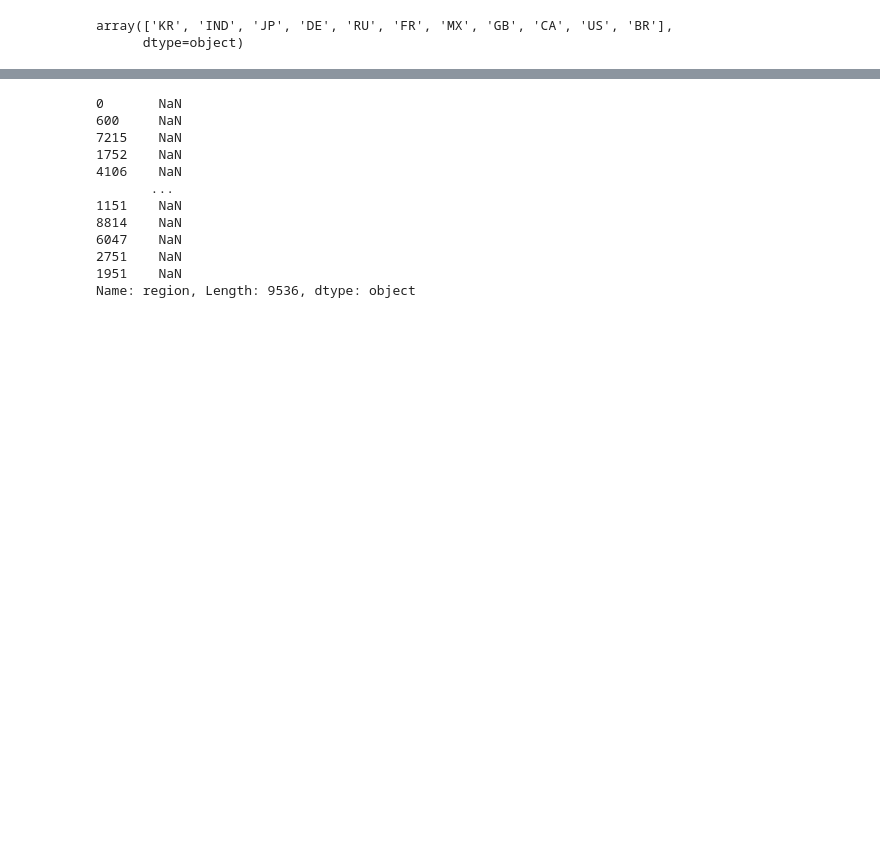
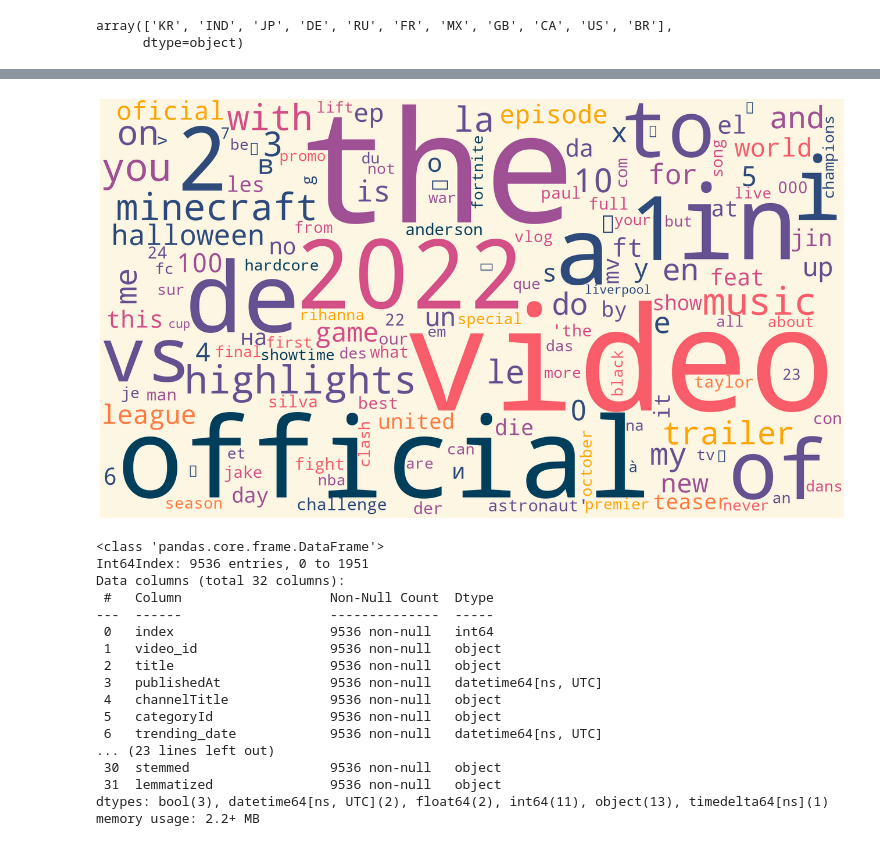
Before and after one commit to Youtube-Data-Analysis/top_200, a Jupyter notebook: cristian_explore.ipynb, the cells around one changed output, grey strips where cells are left out. Saved outputs shown, nothing was run; the diff lists cells and outputs as text; code cells hidden in the pictures; blank space fills up the shorter version.

```diff
--- a/cristian_explore.ipynb
+++ b/cristian_explore.ipynb
@@ -954,15 +1193,37 @@ df.region = df.region.map({'IND': 'India', 'JP': ' Japan', 'DE':'Germany','FR':'
+# %%
+def col_func(word, font_size, position, orientation, font_path, random_state):
+    colors = ["#003f5c", "#2f4b7c", "#665191", "#a05195", "#d45087", "#f95d6a", "#ff7c43", "#ffa600"]
+    return colors[len(word)%len(colors)]
+
+wc = wordcloud.WordCloud(width=1920, height=1080, collocations=False,
+                         background_color="#fdf6e3", color_func=col_func,
+                         max_words=150,random_state=25, max_font_size=WC_MAX_FZ,
+                         relative_scaling=WC_RS
+                        ).generate_from_frequencies(dict(Counter(words)))
+
+fig, ax = plt.subplots(figsize=(20,10))
+ax.imshow(wc, interpolation='lanczos')
+ax.axis("off")
+plt.tight_layout(pad=0)
+# %% [output]
+[figure, added]
 # %%
-df.region
+df.info()
 # %% [output]
-0       NaN
-600     NaN
-7215    NaN
-1752    NaN
-4106    NaN
-       ...
-1151    NaN
-8814    NaN
-6047    NaN
-2751    NaN
-1951    NaN
-Name: region, Length: 9536, dtype: object
+<class 'pandas.core.frame.DataFrame'>
+Int64Index: 9536 entries, 0 to 1951
+Data columns (total 32 columns):
+ #   Column                   Non-Null Count  Dtype
+---  ------                   --------------  -----
+ 0   index                    9536 non-null   int64
+ 1   video_id                 9536 non-null   object
+ 2   title                    9536 non-null   object
+ 3   publishedAt              9536 non-null   datetime64[ns, UTC]
+ 4   channelTitle             9536 non-null   object
+ 5   categoryId               9536 non-null   object
+ 6   trending_date            9536 non-null   datetime64[ns, UTC]
+... (23 lines left out)
+ 30  stemmed                  9536 non-null   object
+ 31  lemmatized               9536 non-null   object
+dtypes: bool(3), datetime64[ns, UTC](2), float64(2), int64(11), object(13), timedelta64[ns](1)
+memory usage: 2.2+ MB
```
Also changed, not shown: parts of 31 cells of this notebook, 2 other files.
